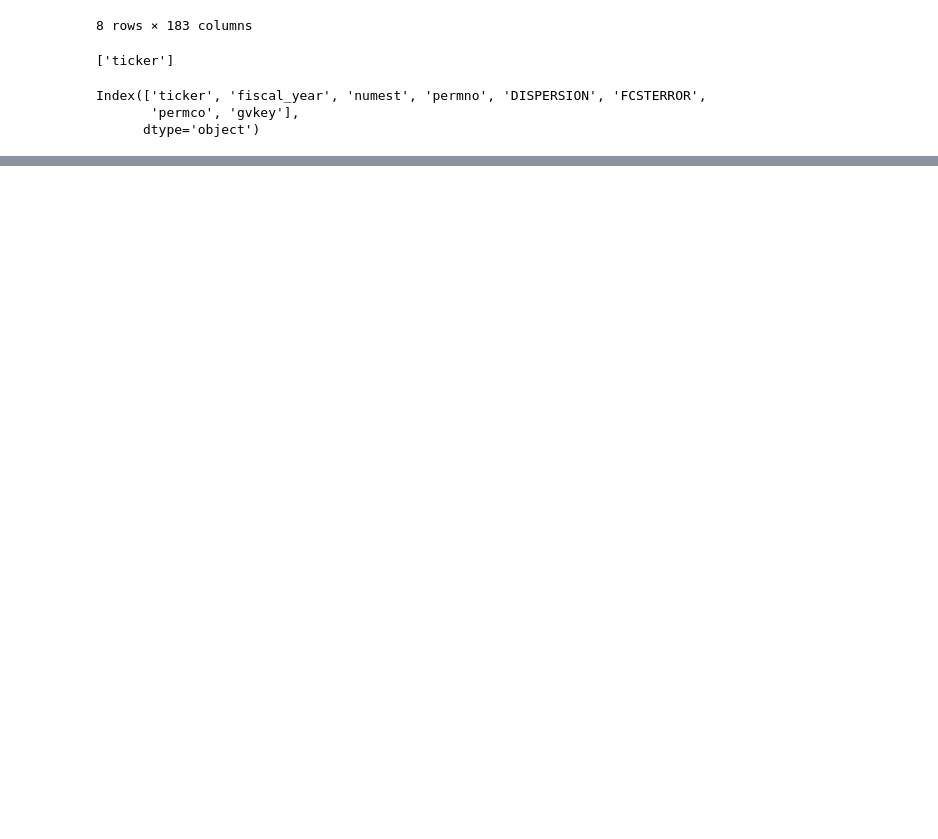
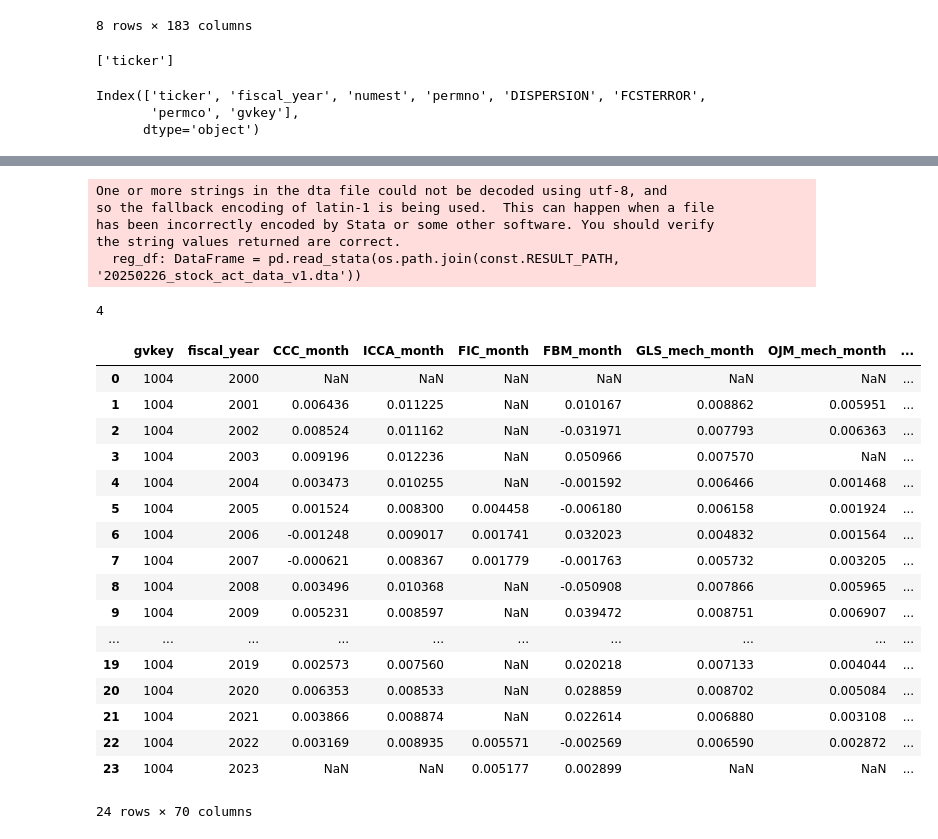
Before and after one commit to wangyouan/STOCKAct, a Jupyter notebook: Notebook/ConstructRegressionData.ipynb, the cells around one changed output, grey strips where cells are left out. Cells and saved outputs as stored; diff of their text form; code cells hidden in the pictures; blank space fills up the shorter version.

```diff
--- a/Notebook/ConstructRegressionData.ipynb
+++ b/Notebook/ConstructRegressionData.ipynb
@@ -393,0 +396,22 @@ reg_df.drop_duplicates([const.GVKEY, const.YEAR], keep='first').to_stata(os.path
+# %%
+# sort original lee's data
+lee_merged_df = DataFrame()
+for file_name in ['erp_public_240107', 'erp_public_annual_240107']:
+    lee_df: DataFrame = pd.read_csv(
+        os.path.join(const.DATABASE_PATH, 'Cost of Capital', f'{file_name}.zip')).drop(['permno'], axis=1)
+    lee_df['yearmonth'] = pd.to_datetime(lee_df['yearmonth'], format='%Y%m')
+    lee_df[const.YEAR] = lee_df['yearmonth'].dt.year
+    lee_df = lee_df[lee_df[const.YEAR] > 2000].copy()
+
+    lee_df_year_mean = lee_df.drop(['yearmonth'], axis=1).groupby([const.GVKEY, const.YEAR]).mean().reset_index(
+        drop=False)
+    lee_df[const.YEAR] = lee_df['yearmonth'].apply(lambda x: int(x.year) if x.month > 4 else x.year - 1)
+    lee_df_fyear_mean = lee_df.drop(['yearmonth'], axis=1).groupby([const.GVKEY, const.YEAR]).mean().reset_index(
+        drop=False)
+    lee_annual_df: DataFrame = lee_df_year_mean.merge(lee_df_fyear_mean, on=[const.GVKEY, const.YEAR], how='outer',
+                                                      suffixes=('', '_f'))
+    if lee_merged_df.empty:
+        lee_merged_df = lee_annual_df.copy()
+    else:
+        lee_merged_df: DataFrame = lee_merged_df.merge(lee_annual_df, on=[const.GVKEY, const.YEAR], how='outer',
+                                                       suffixes=('_month', '_annual'))
@@ -393,0 +431,47 @@ reg_df.drop_duplicates([const.GVKEY, const.YEAR], keep='first').to_stata(os.path
+# %%
+# append coc data to regression data
+reg_df: DataFrame = pd.read_stata(os.path.join(const.RESULT_PATH, '20250226_stock_act_data_v1.dta'))
+# drop_key = [i for i in lee_merged_df.keys() if i not in [const.GVKEY, const.YEAR] and i in reg_df.keys()]
+# reg_df.drop(drop_key, axis=1, inplace=True)
+# reg_df = reg_df.merge(lee_merged_df, on=[const.GVKEY, const.YEAR], how='left')
+
+for lag_year in range(1, 5):
+    tmp_df: DataFrame = lee_merged_df.copy()
+    tmp_df.loc[:, const.YEAR] -= lag_year
+    reg_df = reg_df.merge(tmp_df, on=[const.GVKEY, const.YEAR], how='left', suffixes=('', f'_{lag_year}'))
+
+reg_df.to_stata(os.path.join(const.RESULT_PATH, '20250226_stock_act_data_v2.dta'), write_index=False,
+                version=119)
+# %% [output]
+One or more strings in the dta file could not be decoded using utf-8, and
+so the fallback encoding of latin-1 is being used.  This can happen when a file
+has been incorrectly encoded by Stata or some other software. You should verify
+the string values returned are correct.
+  reg_df: DataFrame = pd.read_stata(os.path.join(const.RESULT_PATH, '20250226_stock_act_data_v1.dta'))
+# %%
+tmp_df.loc[: const.YEAR] -= lag_year
+# %% [output]
+4
+# %%
+tmp_df: DataFrame = lee_merged_df.copy()
+# %%
+tmp_df[tmp_df[const.GVKEY] == 1004]
+# %% [output]
+|  | gvkey | fiscal_year | CCC_month | ICCA_month | FIC_month | FBM_month | GLS_mech_month | OJM_mech_month | ... |
+| 0 | 1004 | 2000 | NaN | NaN | NaN | NaN | NaN | NaN | ... |
+| 1 | 1004 | 2001 | 0.006436 | 0.011225 | NaN | 0.010167 | 0.008862 | 0.005951 | ... |
+| 2 | 1004 | 2002 | 0.008524 | 0.011162 | NaN | -0.031971 | 0.007793 | 0.006363 | ... |
+| 3 | 1004 | 2003 | 0.009196 | 0.012236 | NaN | 0.050966 | 0.007570 | NaN | ... |
+| 4 | 1004 | 2004 | 0.003473 | 0.010255 | NaN | -0.001592 | 0.006466 | 0.001468 | ... |
+| 5 | 1004 | 2005 | 0.001524 | 0.008300 | 0.004458 | -0.006180 | 0.006158 | 0.001924 | ... |
+| 6 | 1004 | 2006 | -0.001248 | 0.009017 | 0.001741 | 0.032023 | 0.004832 | 0.001564 | ... |
+| 7 | 1004 | 2007 | -0.000621 | 0.008367 | 0.001779 | -0.001763 | 0.005732 | 0.003205 | ... |
+| 8 | 1004 | 2008 | 0.003496 | 0.010368 | NaN | -0.050908 | 0.007866 | 0.005965 | ... |
+| 9 | 1004 | 2009 | 0.005231 | 0.008597 | NaN | 0.039472 | 0.008751 | 0.006907 | ... |
+| ... | ... | ... | ... | ... | ... | ... | ... | ... | ... |
+| 19 | 1004 | 2019 | 0.002573 | 0.007560 | NaN | 0.020218 | 0.007133 | 0.004044 | ... |
+| 20 | 1004 | 2020 | 0.006353 | 0.008533 | NaN | 0.028859 | 0.008702 | 0.005084 | ... |
+| 21 | 1004 | 2021 | 0.003866 | 0.008874 | NaN | 0.022614 | 0.006880 | 0.003108 | ... |
+| 22 | 1004 | 2022 | 0.003169 | 0.008935 | 0.005571 | -0.002569 | 0.006590 | 0.002872 | ... |
+| 23 | 1004 | 2023 | NaN | NaN | 0.005177 | 0.002899 | NaN | NaN | ... |
+24 rows × 70 columns
```
Also changed, not shown: parts of 4 cells of this notebook, 2 other files.
